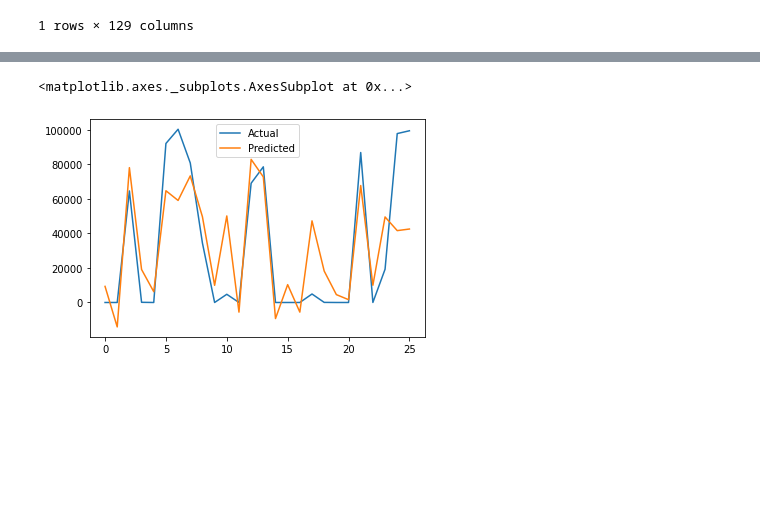
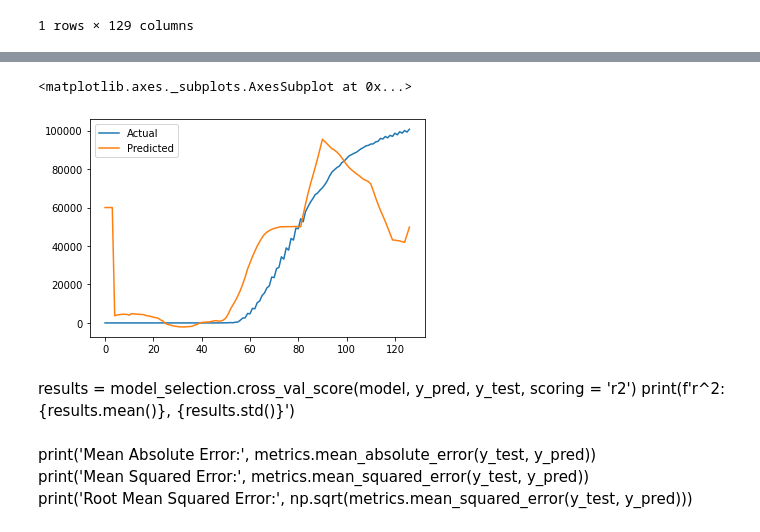
Before and after one commit to robinvvinod/spaceapps, a Jupyter notebook: regression.ipynb, the cells around one changed output, grey strips where cells are left out. Drawn from its saved outputs; the diff is of its cells as text; code cells hidden in the pictures; blank space fills up the shorter version.

Commit message:
Fixed non-cumulative graphs

```diff
--- a/regression.ipynb
+++ b/regression.ipynb
@@ -77,8 +73,22 @@ cas = cas.fillna(0)
+# %%
+newX = newX.T
+newY = newY.T
+newX = newX.fillna(0)
+newY = newY.fillna(0)
+# %%
+X = newX[[0,1]]
+y = newY[[0]]
 # %%
-X = newDf[[0,1]]
-y = cas
+# Moving averages
+
+X[0] = X[0].rolling(window=14).mean().dropna()
+X[1] = X[1].rolling(window=9).mean().dropna()
+
+#y[1] = y[1].shift(14).dropna()
 X = X[X.index.isin(y.index)]
 y = y[y.index.isin(X.index)]
+X = X.fillna(0)
+y = y.fillna(0)
 # %%
 from sklearn.linear_model import LinearRegression
 from sklearn.model_selection import train_test_split
@@ -85,3 +97,7 @@ from sklearn.model_selection import train_test_split
 # %%
 regressor = LinearRegression()
-X_train, X_test, y_train, y_test = train_test_split(X, y, test_size=0.2, random_state=0)
+X_train, X_test, y_train, y_test = train_test_split(X, y, test_size=0.2, shuffle=True)
+model = regressor.fit(X_train, y_train)
+y_pred = regressor.predict(X_test)
+df = pd.DataFrame({'Actual': y_test.to_numpy().flatten(), 'Predicted': y_pred.flatten()})
+df.plot()
@@ -92,6 +107,14 @@ y_pred = regressor.predict(X_test)
 # %%
-df = pd.DataFrame({'Actual': y_test.to_numpy().flatten(), 'Predicted': y_pred.flatten()})
+y_pred = regressor.predict(X)
+df = pd.DataFrame({'Actual': y.to_numpy().flatten(), 'Predicted': y_pred.flatten()})
 df.plot()
 # %% [output]
 <matplotlib.axes._subplots.AxesSubplot at 0x...>
-[figure, old version]
+[figure, new version]
+# %% [markdown]
+results = model_selection.cross_val_score(model, y_pred, y_test, scoring = 'r2')
+print(f'r^2: {results.mean()}, {results.std()}')
+# %% [markdown]
+print('Mean Absolute Error:', metrics.mean_absolute_error(y_test, y_pred))
+print('Mean Squared Error:', metrics.mean_squared_error(y_test, y_pred))
+print('Root Mean Squared Error:', np.sqrt(metrics.mean_squared_error(y_test, y_pred)))
```
Also changed, not shown: parts of 6 cells of this notebook, 3 other files.
